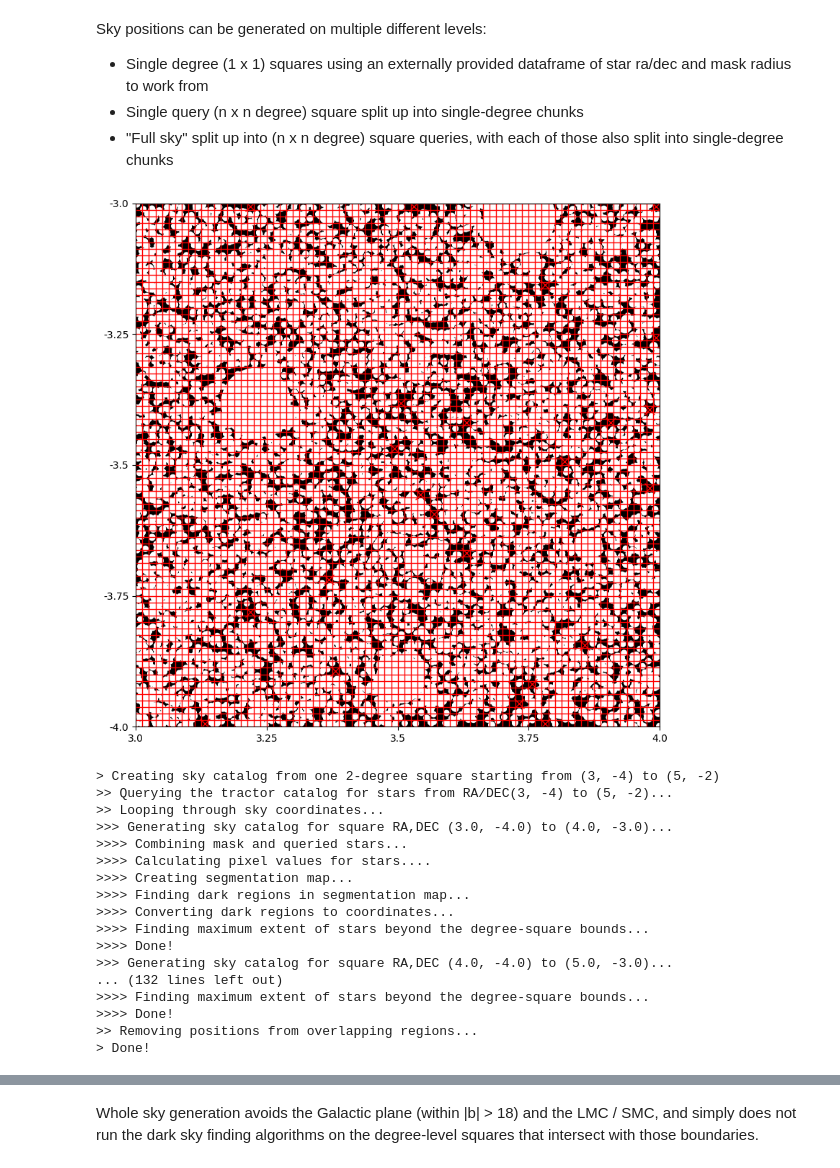
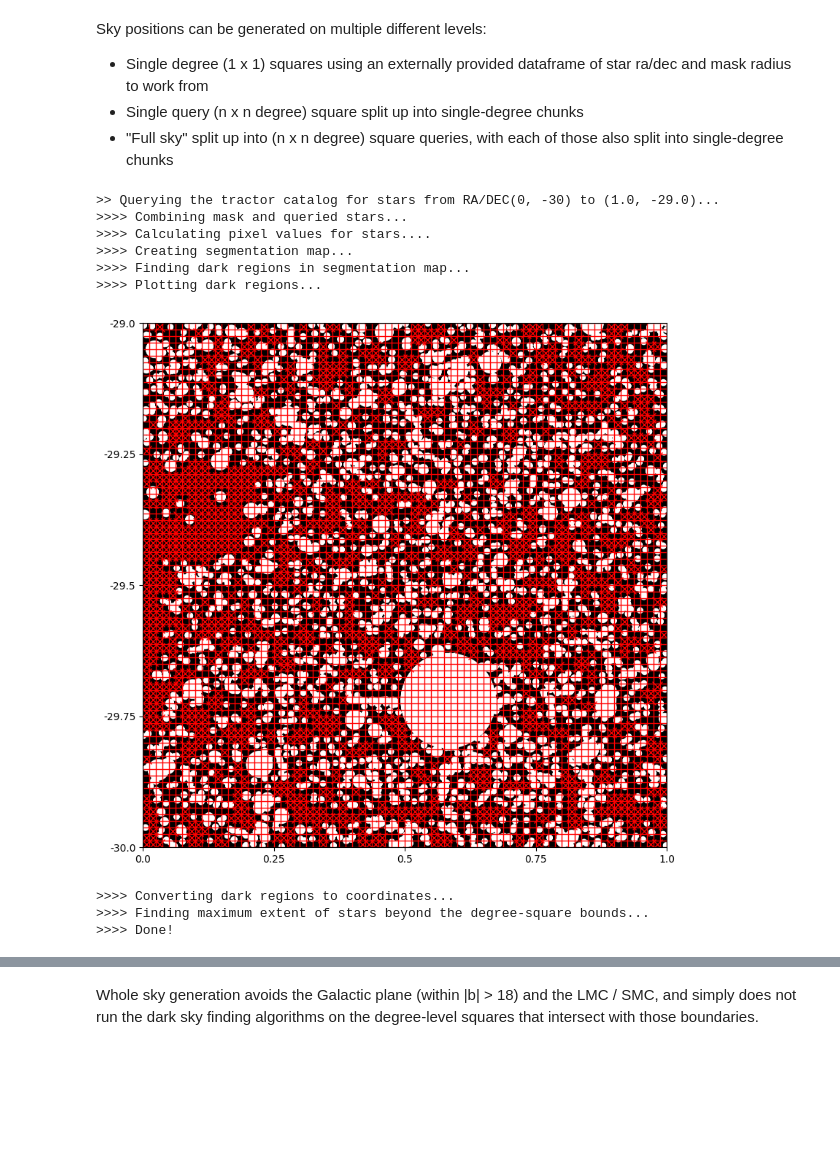
Before and after one commit to cyb0rb/WiFeS_Catalog, a Jupyter notebook: generating_catalogs.ipynb, the cells around one changed output, grey strips where cells are left out. Saved outputs shown, nothing was run; the diff lists cells and outputs as text; code cells hidden in the pictures; blank space fills up the shorter version.

```diff
--- a/generating_catalogs.ipynb
+++ b/generating_catalogs.ipynb
@@ -39,9 +39,9 @@ Initialize with minimum object masking radius (default = 20 arcsec), spacing bet
 # %%
 # TODO: make it so you can select which bands to use?
 
-catalog = SkyCatalogue(verbose=True)
-ra = 3
-dec = -4
+catalog = SkyCatalogue(bands=('g'),verbose=True)
+ra = 0
+dec = -30
 # catalog_g_band = SkyCatalogue(bands=('g'))
 # %% [output]
 Initialising...
@@ -60,13 +64,22 @@ print(f"Positions found: {single_degree_catalog.size}")
 # %%
 # single degree
 # query LSDR10 catalog from NOIRLab Astro Data Lab
 # catalog.bands = ('g')
-query_df = catalog.query_tractor(ra, dec, bands=('g'))
-catalog.mode='centre'
+# query_df = catalog.query_tractor(ra, dec, bands=('g'))
+catalog.mode='corner'
 single_degree_catalog, overlap = catalog.create_degree_square(ra, dec, plot_image=True, add_query=True)
 # print(f"Positions found: {single_degree_catalog.size}")
 # %% [output]
+>> Querying the tractor catalog for stars from RA/DEC(0, -30) to (1.0, -29.0)...
+>>>> Combining mask and queried stars...
+>>>> Calculating pixel values for stars....
+>>>> Creating segmentation map...
+>>>> Finding dark regions in segmentation map...
+>>>> Plotting dark regions...
-[figure, old version]
+[figure, new version]
+>>>> Converting dark regions to coordinates...
+>>>> Finding maximum extent of stars beyond the degree-square bounds...
+>>>> Done!
 # %%
 # multiple degrees
 # 2x2 degree query square with all bands (griz) = 73.34 s
@@ -78,24 +91,6 @@ positions_allbands = catalog.create_catalogue(ra, dec, 2, bands=('g', 'r', 'i',
 positions_gband = catalog.create_catalogue(ra, dec, 2, bands=('g'))
 positions_grbands = catalog.create_catalogue(ra, dec, 2, bands=('g', 'r'))
 positions_gribands = catalog.create_catalogue(ra, dec, 2, bands=('g', 'r', 'i'))
-# %% [output]
-> Creating sky catalog from one 2-degree square starting from (3, -4) to (5, -2)
->> Querying the tractor catalog for stars from RA/DEC(3, -4) to (5, -2)...
->> Looping through sky coordinates...
->>> Generating sky catalog for square RA,DEC (3.0, -4.0) to (4.0, -3.0)...
->>>> Combining mask and queried stars...
->>>> Calculating pixel values for stars....
->>>> Creating segmentation map...
->>>> Finding dark regions in segmentation map...
->>>> Converting dark regions to coordinates...
->>>> Finding maximum extent of stars beyond the degree-square bounds...
->>>> Done!
->>> Generating sky catalog for square RA,DEC (4.0, -4.0) to (5.0, -3.0)...
-... (132 lines left out)
->>>> Finding maximum extent of stars beyond the degree-square bounds...
->>>> Done!
->> Removing positions from overlapping regions...
-> Done!
 # %%
 # difference between griz and g band in the same area
 print(f"Positions found (griz): {positions_allbands.size}")
```
Also changed, not shown: parts of 7 cells of this notebook, 2 other files.
